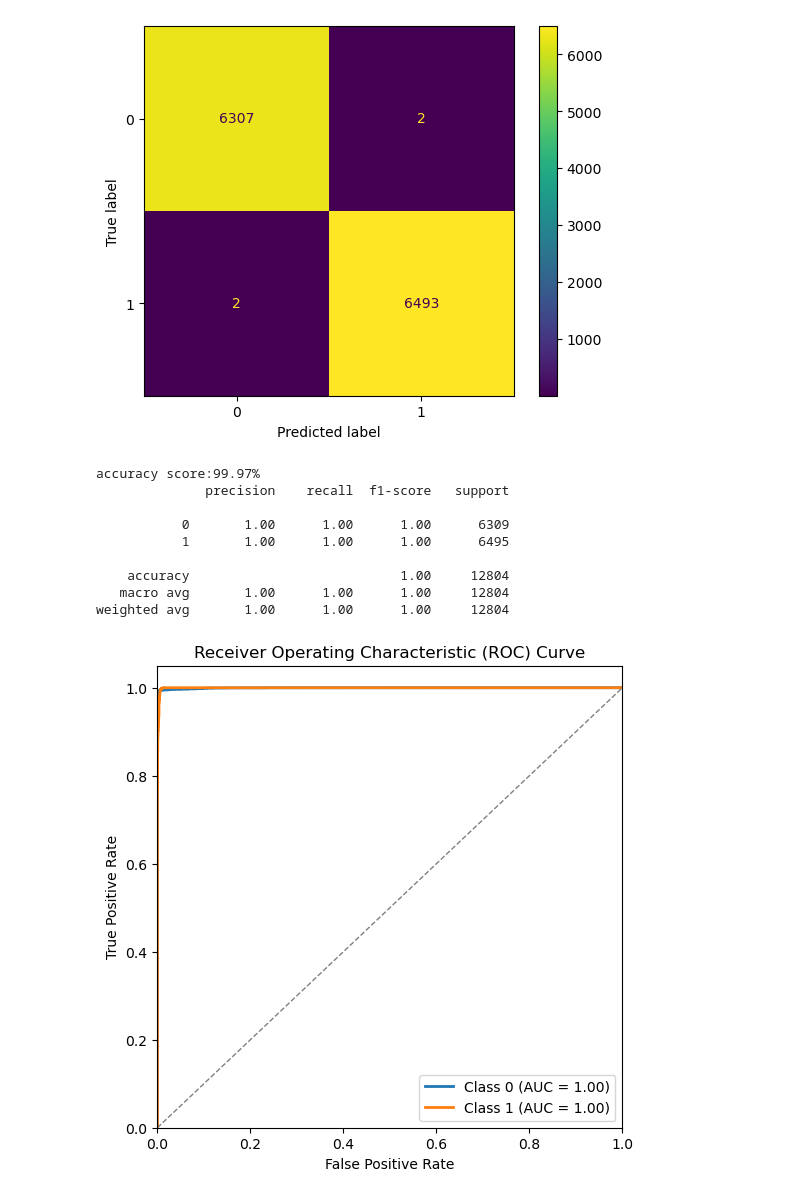
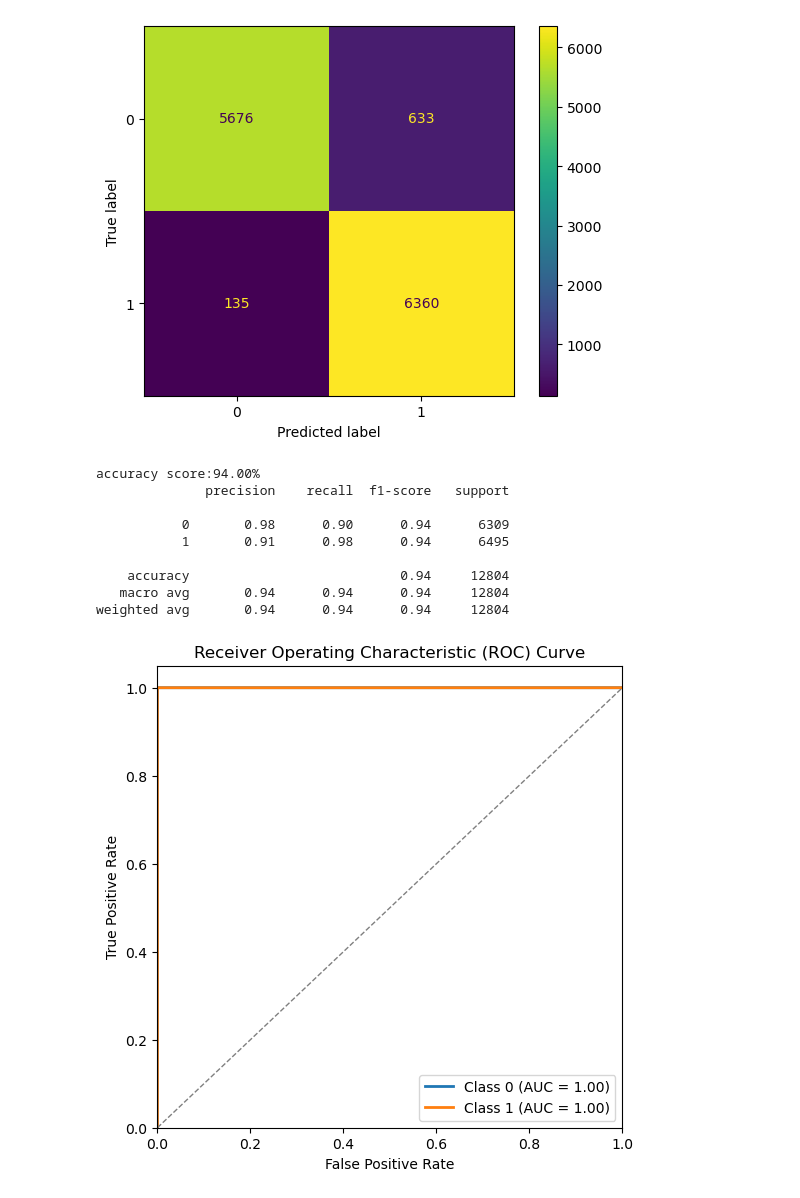
Before and after one commit to giorgoskoufetidis/TOV_EQUATIONS, a Jupyter notebook: Machine Learning/decision_trees.ipynb, the cells around one changed output. Drawn from its saved outputs; the diff is of its cells as text; code cells hidden in the pictures.

```diff
--- a/Machine Learning/decision_trees.ipynb
+++ b/Machine Learning/decision_trees.ipynb
@@ -2,9 +2,9 @@
 import pandas as pd
 from sklearn.model_selection import train_test_split
 
-data = pd.read_csv("custom_sample_mass_radius_y_ext_15.csv",
+data = pd.read_csv("custom_sample_mass_radius_k2_15.csv",
                    header=None,
-                   names=["Mass", "Radius", "yR_value", "Type"],
+                   names=["Mass", "Radius", "k2", "Type"],
                    low_memory=False)
 
 m_r_p = data.iloc[1:, :-1]
@@ -15,30 +15,30 @@ X_train, X_test, y_train, y_test = train_test_split(m_r_p, star_type, test_size=
 # %%
 from sklearn.tree import DecisionTreeClassifier
 from sklearn.metrics import classification_report ,accuracy_score, confusion_matrix, ConfusionMatrixDisplay
 import matplotlib.pyplot as plt
-classifier = DecisionTreeClassifier(criterion="entropy",max_depth=10,min_samples_leaf=1, min_samples_split=5, random_state=0)
+classifier = DecisionTreeClassifier(criterion="gini",max_depth=2,min_samples_leaf=10, min_samples_split=15, random_state=0)
 classifier.fit(X_train, y_train)
 y_pred = classifier.predict(X_test)
 cm = confusion_matrix(y_test, y_pred)
 prediction = classifier.predict(X_test)
 
 
 disp = ConfusionMatrixDisplay(confusion_matrix=cm, display_labels=classifier.classes_)
 disp.plot()
 plt.show()
 print(f"accuracy score:{accuracy_score(y_test, y_pred) * 100:.2f}%")
 print(classification_report(y_test, y_pred))
 # %% [output]
-[figure, old version]
+[figure, new version]
-accuracy score:99.97%
+accuracy score:94.00%
               precision    recall  f1-score   support
 
-           0       1.00      1.00      1.00      6309
-           1       1.00      1.00      1.00      6495
+           0       0.98      0.90      0.94      6309
+           1       0.91      0.98      0.94      6495
 
-    accuracy                           1.00     12804
-   macro avg       1.00      1.00      1.00     12804
-weighted avg       1.00      1.00      1.00     12804
+    accuracy                           0.94     12804
+   macro avg       0.94      0.94      0.94     12804
+weighted avg       0.94      0.94      0.94     12804
 # %%
 from sklearn.ensemble import RandomForestClassifier
 from sklearn.metrics import  roc_curve, auc
@@ -68,4 +68,4 @@ plt.title('Receiver Operating Characteristic (ROC) Curve')
 plt.legend(loc='lower right')
 plt.show()
 # %% [output]
-[figure, old version]
+[figure, new version]
```
Also changed, not shown: parts of 3 cells of this notebook, 5 other files.
